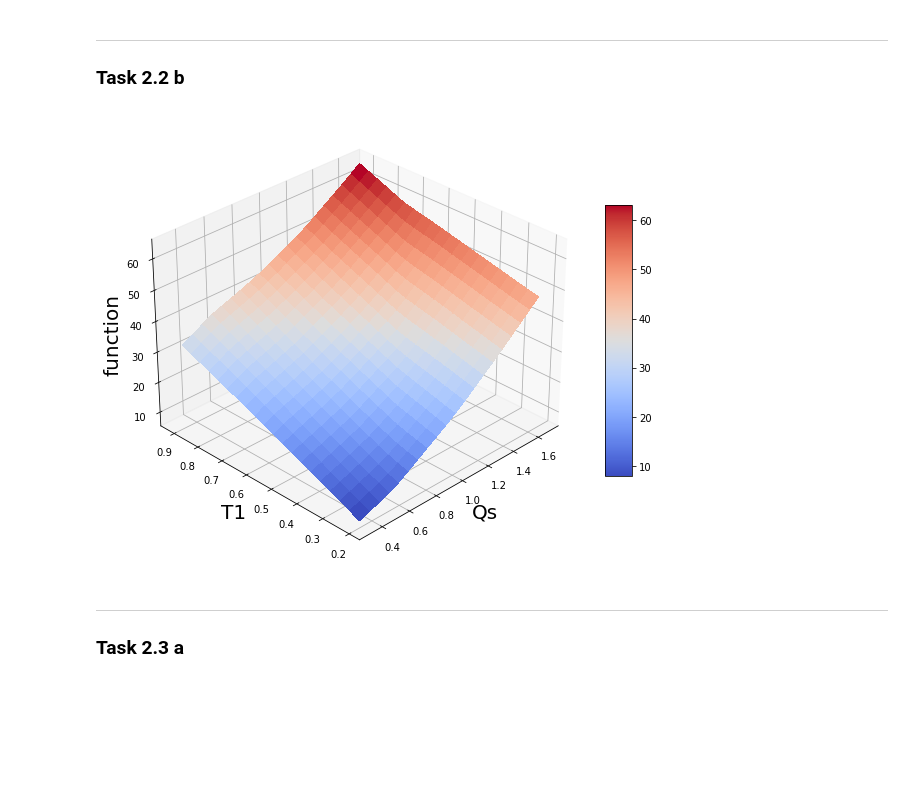
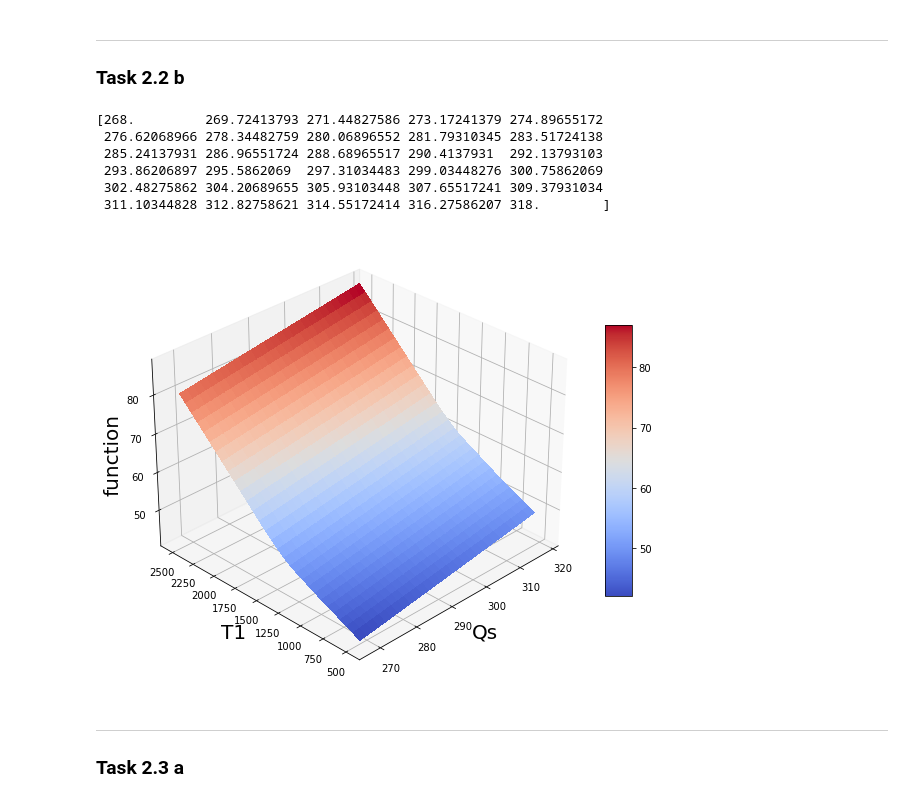
Before and after one commit to joshuaaduarte/Hybrid-Solar-Fossil-Fuel-Nueral-Network, a Jupyter notebook: projectTwo_Josh.ipynb, the cells around one changed output. Cells and saved outputs as stored; diff of their text form; code cells hidden in the pictures; blank space fills up the shorter version.

```diff
--- a/projectTwo_Josh.ipynb
+++ b/projectTwo_Josh.ipynb
@@ -1449,8 +1449,8 @@ import numpy as np
 import matplotlib.pyplot as plt
 
 
-T1 = np.linspace( 268/tmed,318/qsmed,20)
-Qs = np.linspace(500/qsmed,2500/qsmed,20)
+T1 = np.linspace( 268/tmed,318/tmed,30)
+Qs = np.linspace(500/qsmed,2500/qsmed,30)
 test = []
 outpt=[]
 Tmed = tmed
@@ -1460,38 +1460,48 @@ alphaPredicted = []
     test = [[ T1[i], 0.25, Qs[i] ]]
     testarray = np.array(test)
     outpt = model.predict(testarray)
     alphaPredicted =  outpt[0][0]*almed
     print ('row [',i,'] data:  T1= ', T1[i]*Tmed, ', gam= ', 0.25*gamed, \
         ', qsol= ', Qs[i]*qsmed,\
         ',  predicted alpha = ', outpt[0][0]*almed)'''
 
-function = np.zeros((len(T1),len(Qs)))
+function = np.zeros((len(Qs),len(T1)))
 for i in range(len(T1)):
     for j in range(len(Qs)):
-        test = [[ T1[i], 0.25, Qs[j] ]]
+        test = [[ T1[i], 0.25/gamed, Qs[j] ]]
         testarray = np.array(test)
         outpt = model.predict(testarray)
-        function[i][j] = outpt[0][0]*almed
+        function[j][i] = outpt[0][0]*almed
 
-X,Y = np.meshgrid(Qs,T1)
+T1 = np.linspace( 268,318,30)
+Qs = np.linspace(500,2500,30)
+
+
+X,Y = np.meshgrid(T1,Qs)
 fig = plt.figure()
 ax = plt.axes(projection='3d')
 fig.set_size_inches(10,10)
 
 
 surf = ax.plot_surface(X, Y, function, cmap=plt.cm.coolwarm, linewidth = 0, antialiased = False)
 
 ax.set_xlabel(r'Qs', fontsize=20)
 ax.set_ylabel(r'T1', fontsize = 20)
 ax.zaxis.set_rotate_label(False)
 ax.set_zlabel(r'function', fontsize = 20, rotation = 90)
 fig.colorbar(surf,shrink=0.5,aspect=10)
 
 ax.view_init(30,225)
 
 plt.show()
 # %% [output]
+[268.         269.72413793 271.44827586 273.17241379 274.89655172
+ 276.62068966 278.34482759 280.06896552 281.79310345 283.51724138
+ 285.24137931 286.96551724 288.68965517 290.4137931  292.13793103
+ 293.86206897 295.5862069  297.31034483 299.03448276 300.75862069
+ 302.48275862 304.20689655 305.93103448 307.65517241 309.37931034
+ 311.10344828 312.82758621 314.55172414 316.27586207 318.        ]
-[figure, old version]
+[figure, new version]
 # %% [markdown]
 ---
 ### Task 2.3 a
```
Also changed, not shown: parts of 1 cell of this notebook.
